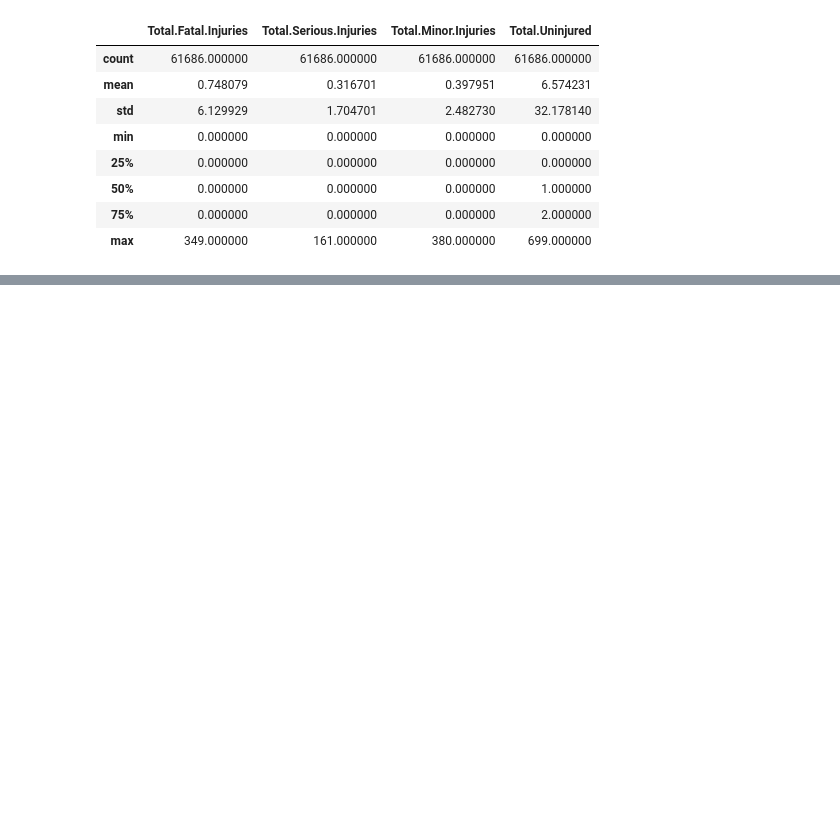
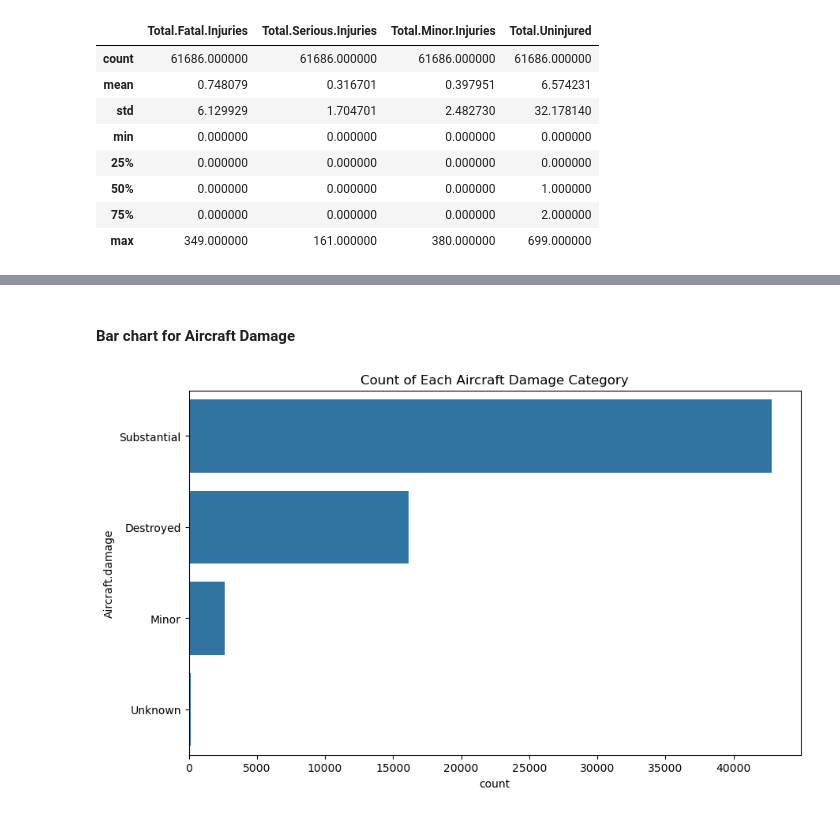
Before and after one commit to IdrisFallout/AviationResearch, a Jupyter notebook: index.ipynb, the cells around one changed output, grey strips where cells are left out. Drawn from its saved outputs; the diff is of its cells as text; code cells hidden in the pictures; blank space fills up the shorter version.

```diff
--- a/index.ipynb
+++ b/index.ipynb
@@ -319,0 +343,10 @@ df2_cleaned[['Total.Fatal.Injuries', 'Total.Serious.Injuries', 'Total.Minor.Inju
+# %% [markdown]
+#### Bar chart for Aircraft Damage
+# %%
+# Bar chart for Aircraft Damage
+plt.figure(figsize=(10, 6))
+sns.countplot(y='Aircraft.damage', data=df2_cleaned, order=df2_cleaned['Aircraft.damage'].value_counts().index)
+plt.title('Count of Each Aircraft Damage Category')
+plt.show()
+# %% [output]
+[figure, added]
```
Also changed, not shown: parts of 10 cells of this notebook.
